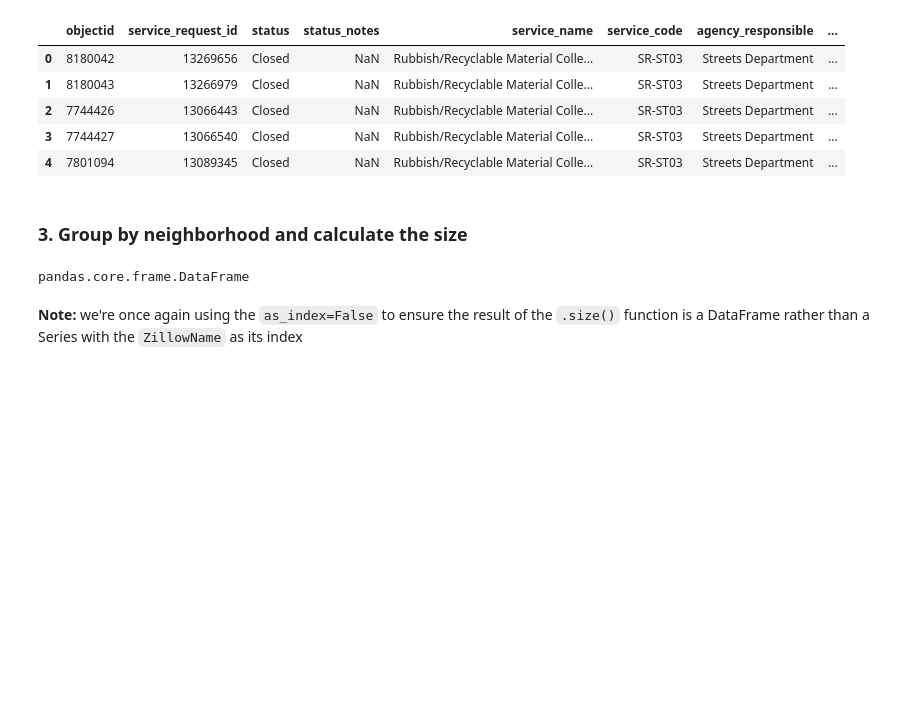
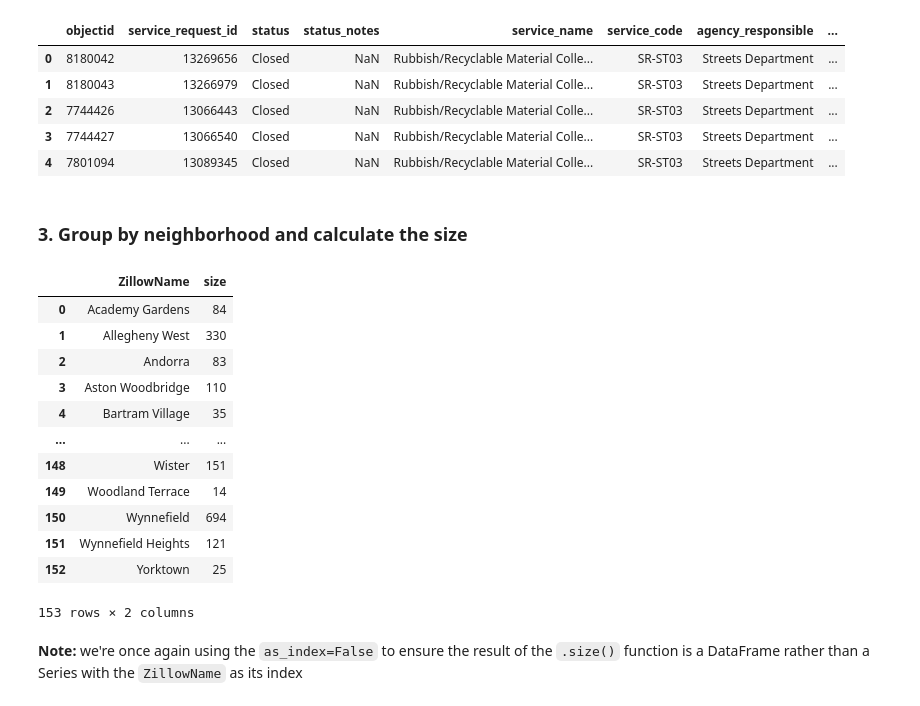
Before and after one commit to Geography-and-Planning/MUSA-5500-Geospatial-Data-Science-Python, a Jupyter notebook: public/labs/week-4-spatial-data-mapping/week-4A-spatial-data-viz.ipynb, the cells around one changed output. Cells and saved outputs as stored; diff of their text form; code cells hidden in the pictures; blank space fills up the shorter version.

```diff
--- a/public/labs/week-4-spatial-data-mapping/week-4A-spatial-data-viz.ipynb
+++ b/public/labs/week-4-spatial-data-mapping/week-4A-spatial-data-viz.ipynb
@@ -132,9 +130,22 @@ requests_with_hood.head()
 # %%
 totals = requests_with_hood.groupby("ZillowName", as_index=False).size()
 
-type(totals)
+print(type(totals))
+totals
 # %% [output]
+|  | ZillowName | size |
+| 0 | Academy Gardens | 84 |
+| 1 | Allegheny West | 330 |
+| 2 | Andorra | 83 |
+| 3 | Aston Woodbridge | 110 |
+| 4 | Bartram Village | 35 |
+| ... | ... | ... |
+| 148 | Wister | 151 |
+| 149 | Woodland Terrace | 14 |
+| 150 | Wynnefield | 694 |
+| 151 | Wynnefield Heights | 121 |
+| 152 | Yorktown | 25 |
-pandas.core.frame.DataFrame
+153 rows × 2 columns
 # %% [markdown]
 **Note:** we're once again using the `as_index=False` to ensure the result of the `.size()` function is a DataFrame rather than a Series with the `ZillowName` as its index
 # %%
```
Also changed, not shown: parts of 4 cells of this notebook, 13 other files.
